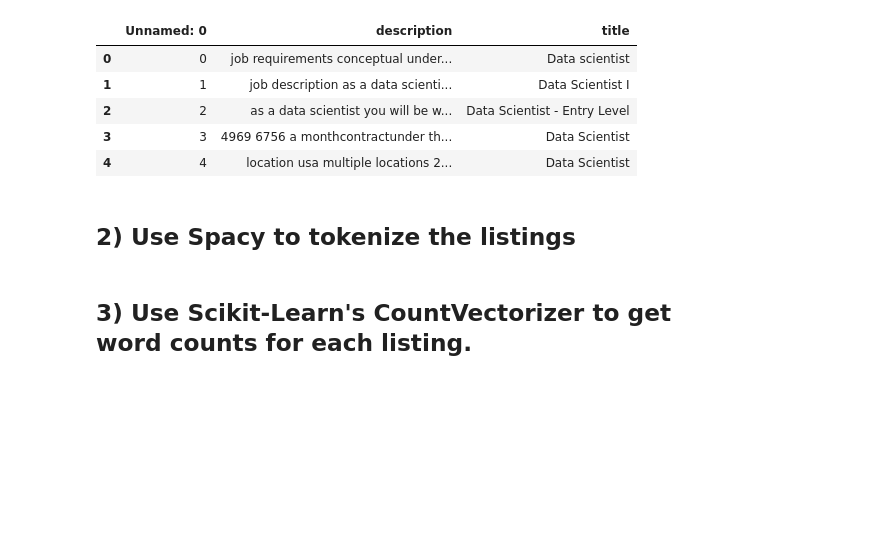
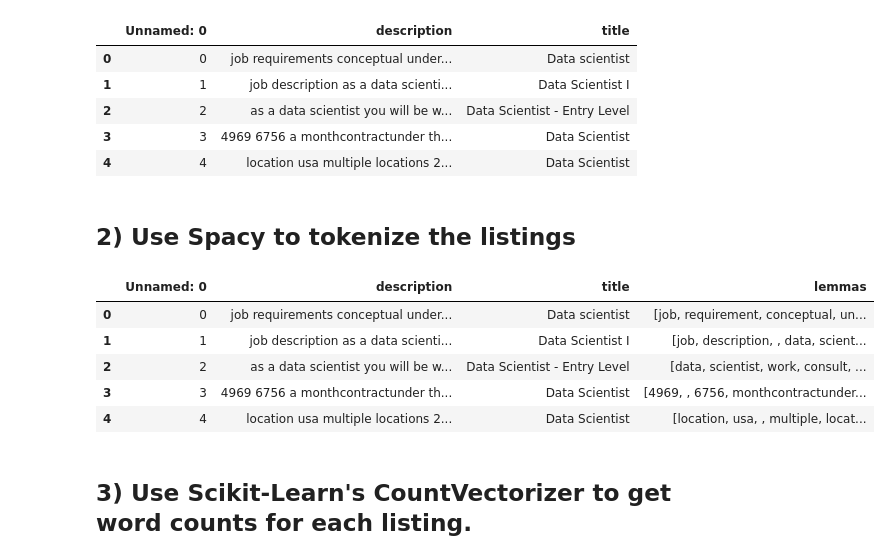
Before and after one commit to zachary-hamilton/DS-Unit-4-Sprint-1-NLP, a Jupyter notebook: module2-vector-representations/LS_DS_412_Vector_Representations_Assignment.ipynb, the cells around one changed output. Saved outputs shown, nothing was run; the diff lists cells and outputs as text; code cells hidden in the pictures; blank space fills up the shorter version.

```diff
--- a/module2-vector-representations/LS_DS_412_Vector_Representations_Assignment.ipynb
+++ b/module2-vector-representations/LS_DS_412_Vector_Representations_Assignment.ipynb
@@ -18,6 +18,10 @@ from bs4 import BeautifulSoup
 import requests
 
 import os
+from tqdm import tqdm
+
+nlp = spacy.load('en_core_web_lg')
+tqdm.pandas()
 # %% [markdown]
 ## 1) *Clean:* Job Listings from indeed.com that contain the title "Data Scientist"
 
@@ -67,3 +68,23 @@ raise Exception("\nThis task is not complete. \nReplace this line with your code
+# %%
+# function to get lemmas from text
+def get_lemmas(text):
+    doc = nlp(text)
+
+    lemma_list = [token.lemma_ for token in doc if (token.is_stop != True) and
+    (token.is_punct != True)]
+
+    return lemma_list
+# %%
+# getting lemmas for our data
+job_listings['lemmas'] = job_listings['description'].progress_apply(get_lemmas)
+job_listings.head()
+# %% [output]
+|  | Unnamed: 0 | description | title | lemmas |
+| 0 | 0 | job requirements conceptual under... | Data scientist | [job, requirement, conceptual, un... |
+| 1 | 1 | job description as a data scienti... | Data Scientist I | [job, description, , data, scient... |
+| 2 | 2 | as a data scientist you will be w... | Data Scientist - Entry Level | [data, scientist, work, consult, ... |
+| 3 | 3 | 4969 6756 a monthcontractunder th... | Data Scientist | [4969, , 6756, monthcontractunder... |
+| 4 | 4 | location usa multiple locations 2... | Data Scientist | [location, usa, , multiple, locat... |
 # %% [markdown]
 ## 3) Use Scikit-Learn's CountVectorizer to get word counts for each listing.
 # %%
```
Also changed, not shown: parts of 1 cell of this notebook.
